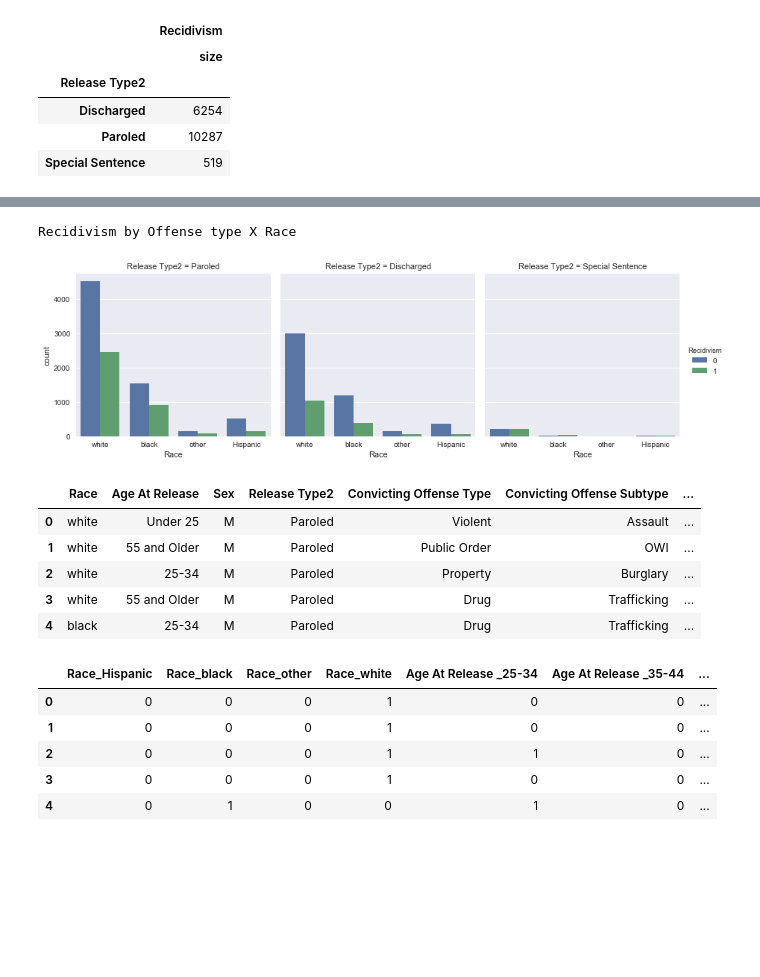
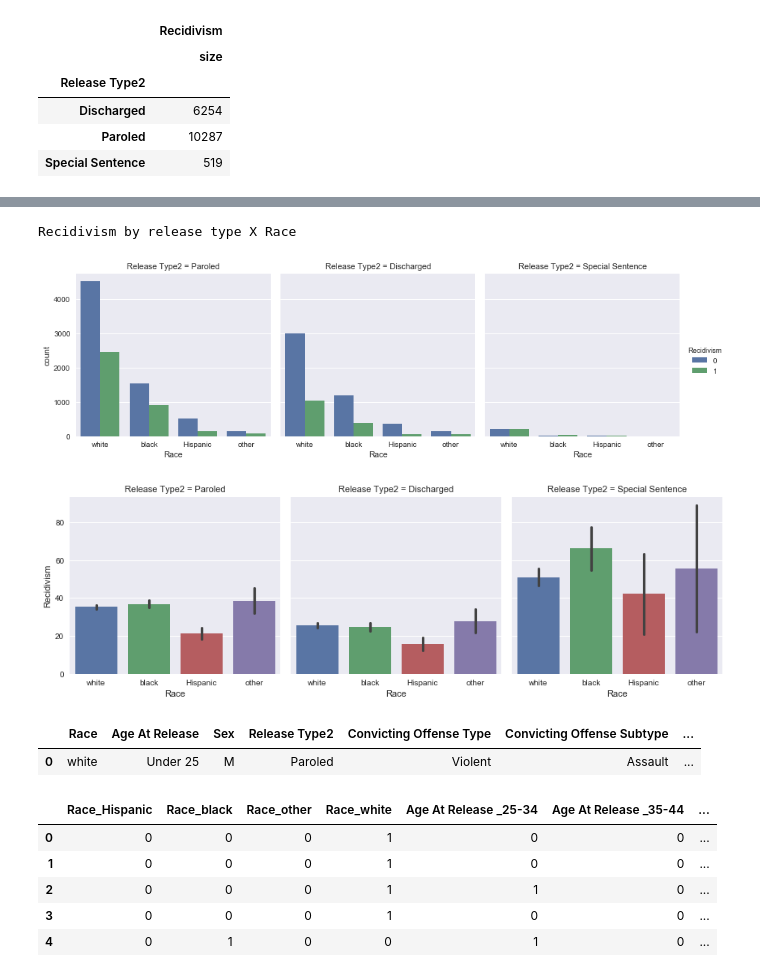
Before and after one commit to matanefron/Final-Project, a Jupyter notebook: ds_class_2017_new/final_project/Recidivism Project.ipynb, the cells around one changed output, grey strips where cells are left out. Drawn from its saved outputs; the diff is of its cells as text; code cells hidden in the pictures; blank space fills up the shorter version.

Commit message:
adding % and making changes to graphs

```diff
--- a/ds_class_2017_new/final_project/Recidivism Project.ipynb
+++ b/ds_class_2017_new/final_project/Recidivism Project.ipynb
@@ -359,30 +427,39 @@ Name: Recidivism, dtype: object
 # %%
-print "Recidivism by Offense type X Race"
+print "Recidivism by release type X Race"
 
 sns.factorplot(
     col= 'Release Type2',
     x='Race',
     hue = 'Recidivism',
-     data=df,
+    data=df,
+    order = ('white', 'black', 'Hispanic', 'other'),
     kind='count',
 )
 
 plt.show()
+
+sns.factorplot(
+    col= 'Release Type2',
+    x = 'Race',
+    y = 'Recidivism',
+    data=df,
+    order = ('white', 'black', 'Hispanic', 'other'),
+    estimator=lambda x: sum(x==1)*1.0/len(x)*100,
+    kind='bar',)
+
+plt.show()
 # %% [output]
-Recidivism by Offense type X Race
+Recidivism by release type X Race
-[figure, old version]
+[figure, new version]
+[figure, added]
 # %%
 cols_to_transform = df[['Race','Age At Release ','Sex','Release Type2','Convicting Offense Type',
                         'Convicting Offense Subtype','Convicting Offense Classification','Main Supervising District']]
 # %%
-cols_to_transform.head()
+cols_to_transform.head(1)
 # %% [output]
 |  | Race | Age At Release | Sex | Release Type2 | Convicting Offense Type | Convicting Offense Subtype | ... |
 | 0 | white | Under 25 | M | Paroled | Violent | Assault | ... |
-| 1 | white | 55 and Older | M | Paroled | Public Order | OWI | ... |
-| 2 | white | 25-34 | M | Paroled | Property | Burglary | ... |
-| 3 | white | 55 and Older | M | Paroled | Drug | Trafficking | ... |
-| 4 | black | 25-34 | M | Paroled | Drug | Trafficking | ... |
 # %%
 y = df['Recidivism'].values
 # %%
```
Also changed, not shown: parts of 15 cells of this notebook.
